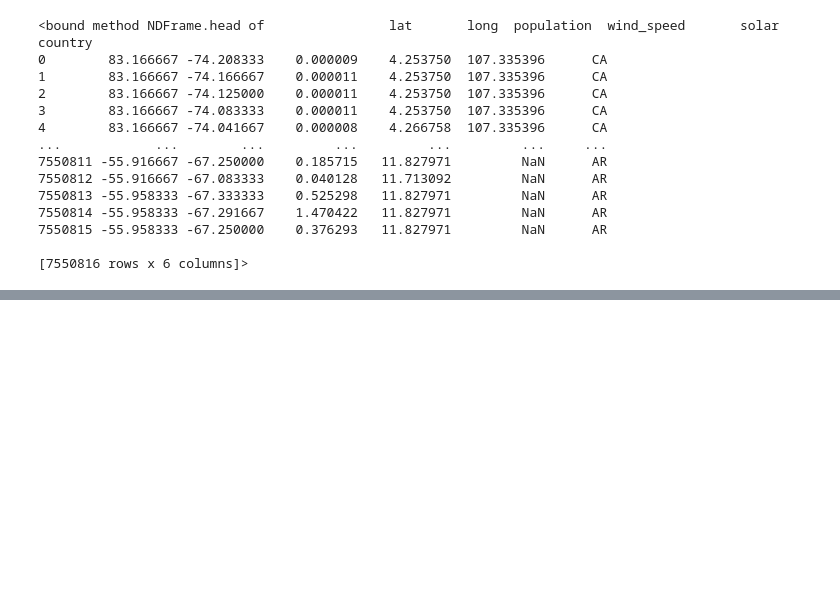
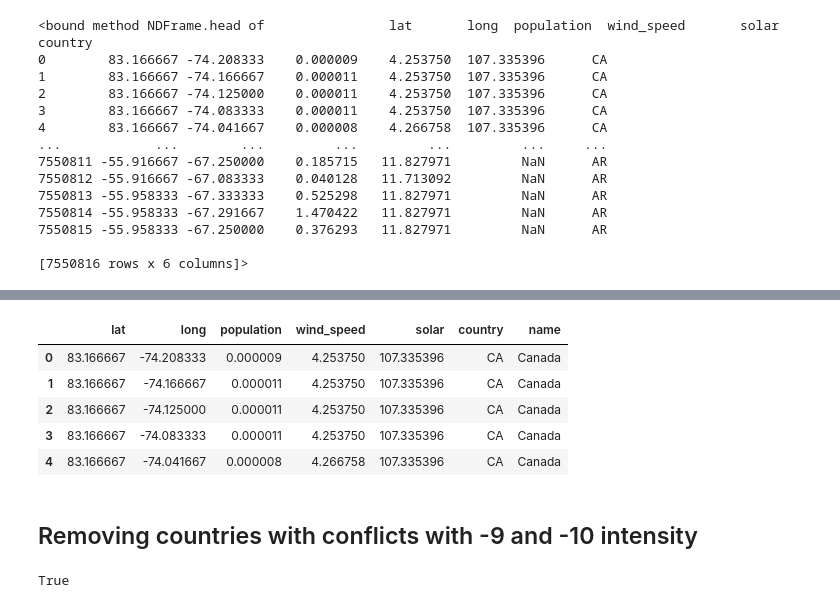
Before and after one commit to ITWSDataScience/Group3_Fall2022, a Jupyter notebook: conflicts.ipynb, the cells around one changed output, grey strips where cells are left out. Drawn from its saved outputs; the diff is of its cells as text; code cells hidden in the pictures; blank space fills up the shorter version.

```diff
--- a/conflicts.ipynb
+++ b/conflicts.ipynb
@@ -90,3 +78,6 @@ df.head
 [7550816 rows x 6 columns]>
 # %%
 df.to_csv('grid.csv',index = False)
+# %%
+grid = pd.read_csv('models/data/grid.csv')
+grid.head()
@@ -92,0 +101,16 @@ df.to_csv('grid.csv',index = False)
+# %%
+df = pd.merge(grid, iso[['name', 'alpha-2']], left_on='country', right_on='alpha-2').drop(['alpha-2'], axis=1)
+df.head()
+# %% [output]
+|  | lat | long | population | wind_speed | solar | country | name |
+| 0 | 83.166667 | -74.208333 | 0.000009 | 4.253750 | 107.335396 | CA | Canada |
+| 1 | 83.166667 | -74.166667 | 0.000011 | 4.253750 | 107.335396 | CA | Canada |
+| 2 | 83.166667 | -74.125000 | 0.000011 | 4.253750 | 107.335396 | CA | Canada |
+| 3 | 83.166667 | -74.083333 | 0.000011 | 4.253750 | 107.335396 | CA | Canada |
+| 4 | 83.166667 | -74.041667 | 0.000008 | 4.266758 | 107.335396 | CA | Canada |
+# %% [markdown]
+## Removing countries with conflicts with -9 and -10 intensity
+# %%
+'Canada' in conflict_countries
+# %% [output]
+True
```
Also changed, not shown: parts of 10 cells of this notebook, 1 other file.
